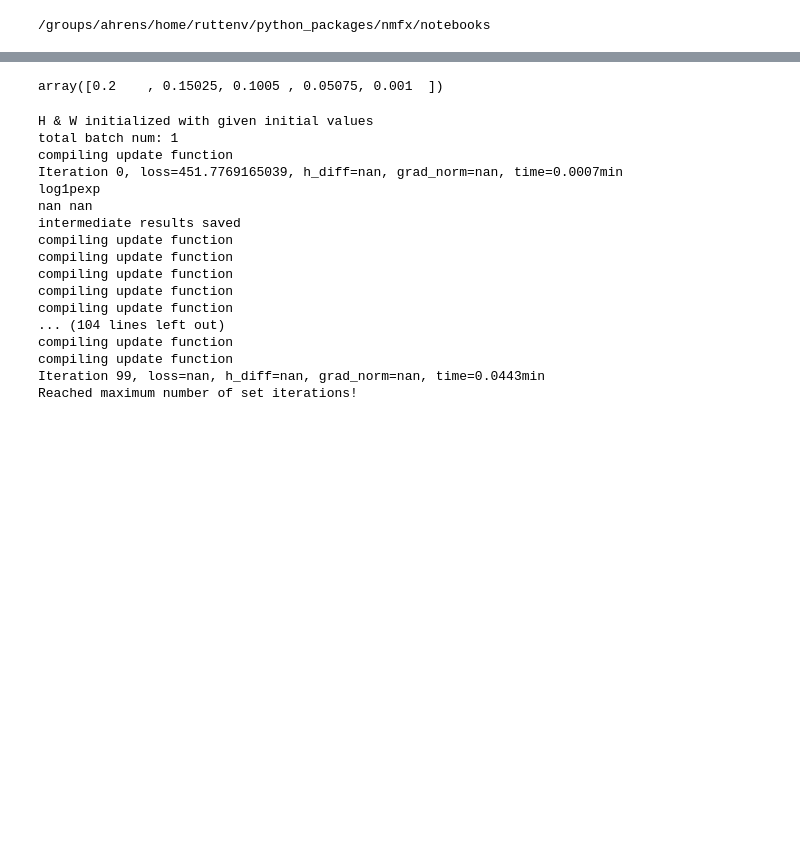
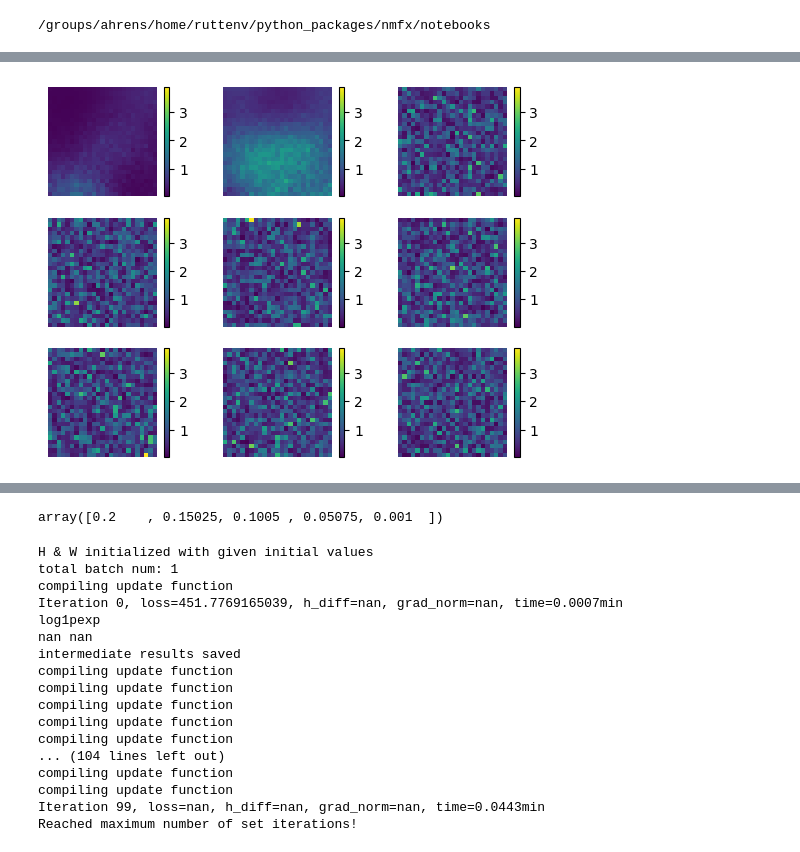
Before and after one commit to vruetten/NMFX, a Jupyter notebook: notebooks/test_spatial_prior.ipynb, the cells around one changed output, grey strips where cells are left out. Saved outputs shown, nothing was run; the diff lists cells and outputs as text; code cells hidden in the pictures; blank space fills up the shorter version.

```diff
--- a/notebooks/test_spatial_prior.ipynb
+++ b/notebooks/test_spatial_prior.ipynb
@@ -28,0 +29,18 @@ reload(nmfx)
+# %%
+def plot(W, kp):
+    k, d = W.shape
+    dim = int(np.sqrt(W.shape[1]))
+    Wmat = W.reshape([k, dim, dim])
+    fig, axs = pl.subplots(nrows = int(np.sqrt(kp)), ncols = int(np.sqrt(kp)))
+    axs = axs.reshape([-1])
+    for i in range(kp):
+        im = axs[i].matshow(Wmat[i])
+        axs[i].axis('off')
+        im.set_clim(Wmat.min(), Wmat.max())
+        fig.colorbar(im, ax=axs[i])
+# %%
+save_path = "/groups/ahrens/ahrenslab/Virginia_dm11/nmf_test/data.npy"
+data_gt = np.load(save_path, allow_pickle=True).item()
+plot(data_gt['Wkd'], 9)
+# %% [output]
+[figure, added]
```
Also changed, not shown: parts of 8 cells of this notebook, 12 other files.
